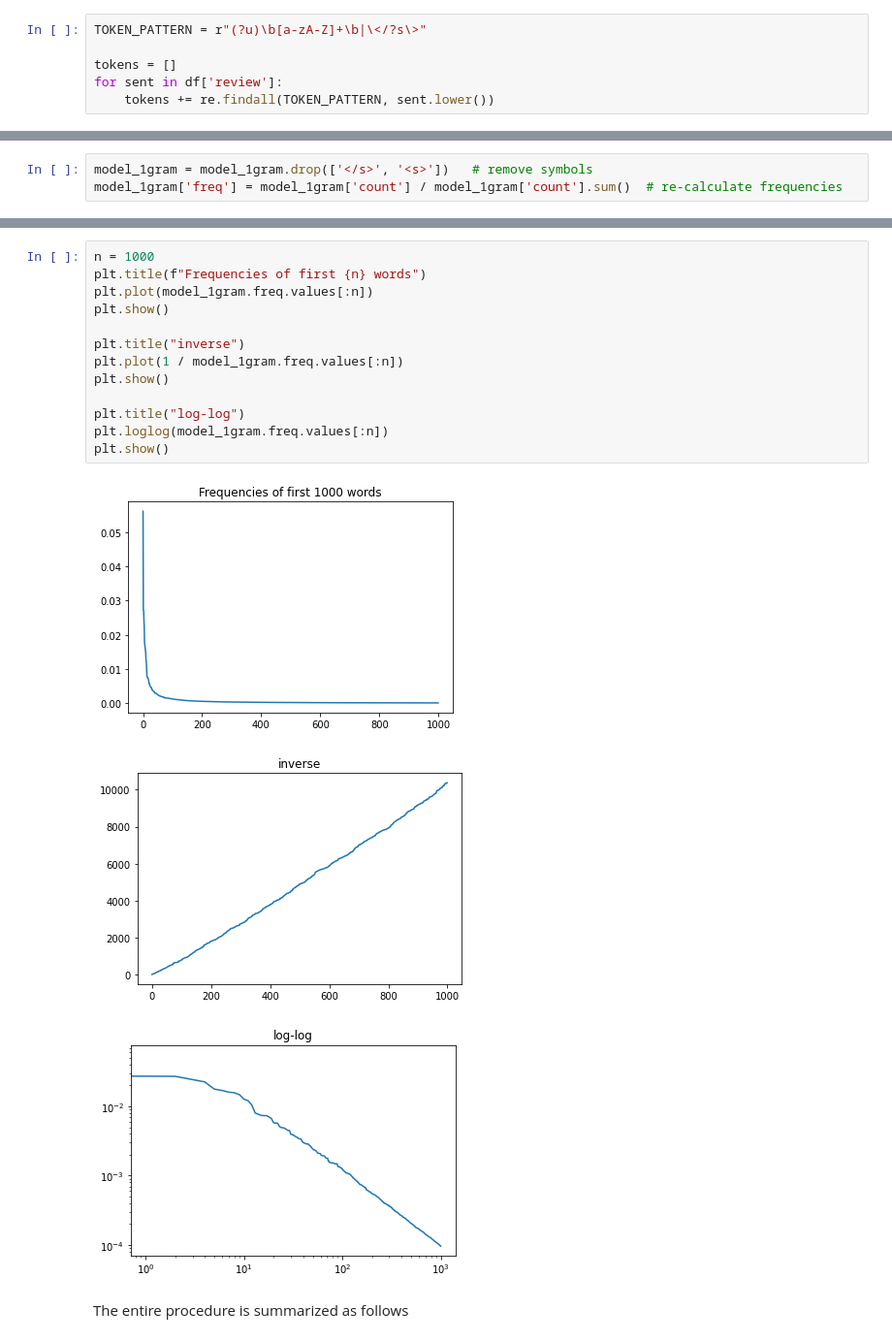
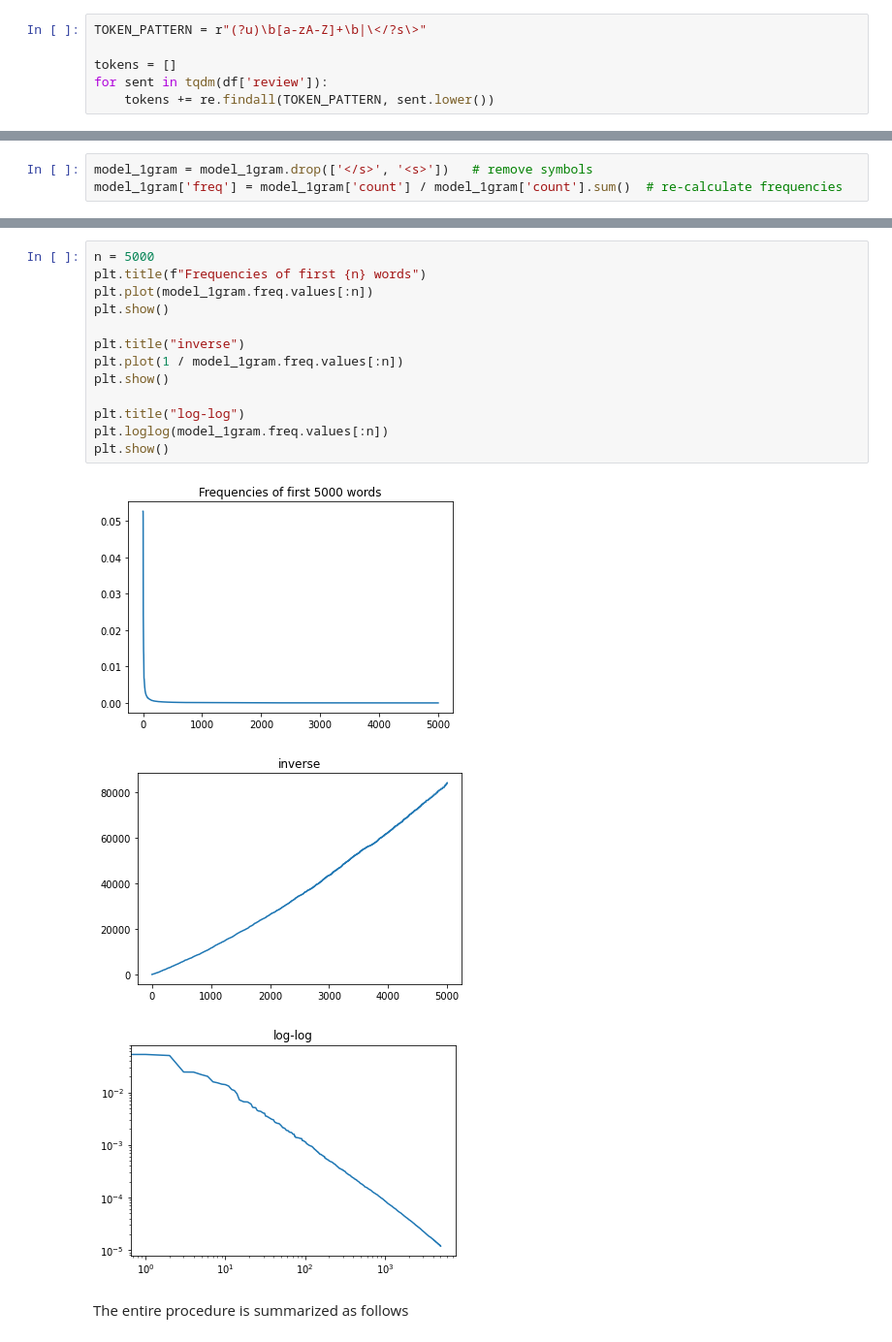
Before and after one commit to alonkipnis/ITnLM, a Jupyter notebook: notebooks/ngram.ipynb, the cells around one changed output, grey strips where cells are left out. Shown: that part at 97% size. Cells and saved outputs as stored; diff of their text form.

```diff
--- a/notebooks/ngram.ipynb
+++ b/notebooks/ngram.ipynb
@@ -77,5 +98,5 @@ We first list all words. We ignore capitalization, numbers, punctuations and whi
 TOKEN_PATTERN = r"(?u)\b[a-zA-Z]+\b|\</?s\>"
 
 tokens = []
-for sent in df['review']:
+for sent in tqdm(df['review']):
     tokens += re.findall(TOKEN_PATTERN, sent.lower())
@@ -120,20 +143,20 @@ The Zipf phenomena only occurs in the most frequent words, after which the tail
 # %%
-n = 1000
+n = 5000
 plt.title(f"Frequencies of first {n} words")
 plt.plot(model_1gram.freq.values[:n])
 plt.show()
 
 plt.title("inverse")
 plt.plot(1 / model_1gram.freq.values[:n])
 plt.show()
 
 plt.title("log-log")
 plt.loglog(model_1gram.freq.values[:n])
 plt.show()
 # %% [output]
-[figure, old version]
+[figure, new version]
-[figure, old version]
+[figure, new version]
-[figure, old version]
+[figure, new version]
 # %% [markdown]
 The entire procedure is summarized as follows
 # %%
```
Also changed, not shown: parts of 29 cells of this notebook.
